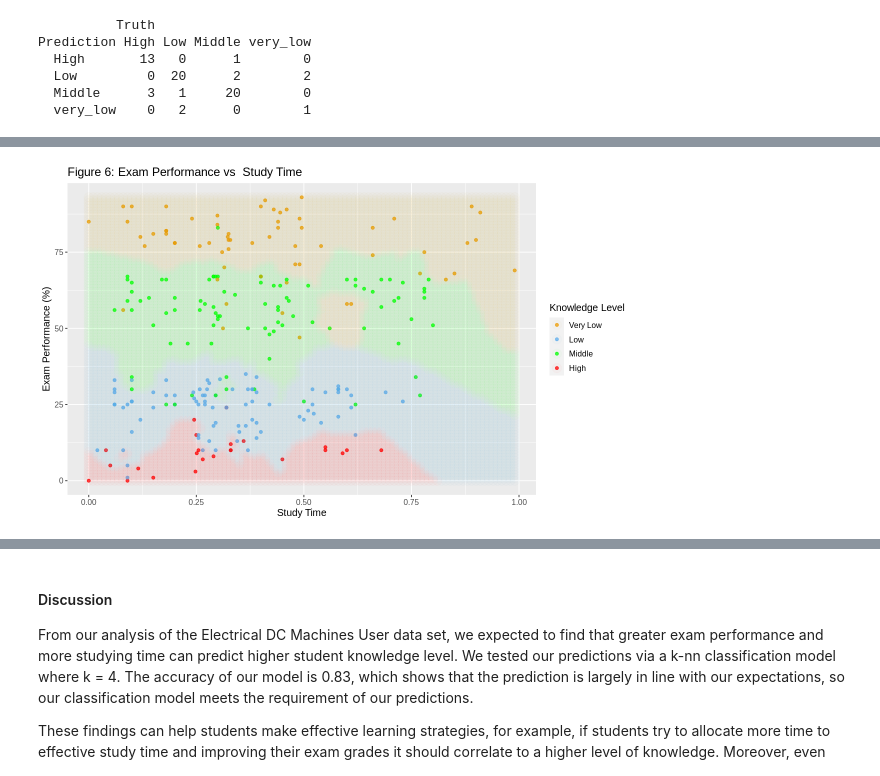
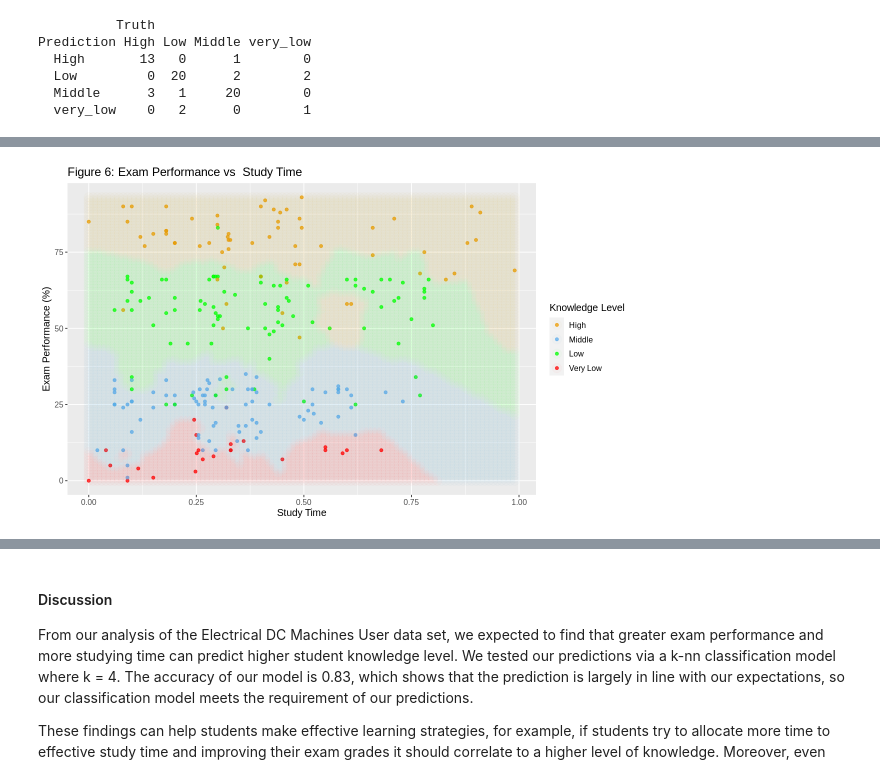
Before and after one commit to maywilsdon/dsci-100-2023s1-group-20, a Jupyter notebook: proposal.ipynb, the cells around one changed output, grey strips where cells are left out. Drawn from its saved outputs; the diff is of its cells as text; code cells hidden in the pictures.

```diff
--- a/proposal.ipynb
+++ b/proposal.ipynb
@@ -373,32 +377,32 @@ asgrid <- as_tibble(expand.grid(study_time = time_grid,
 # use the fit workflow to make predictions at the grid points
 knnPredGrid <- predict(student_fit, asgrid)
 
 # bind the predictions as a new column with the grid points
 prediction_table <- bind_cols(knnPredGrid, asgrid) |>
   rename(Class = .pred_class)
 
 # plot:
 wkflw_plot <-
   ggplot() +
   geom_point(data = student_data,
              mapping = aes(x = study_time,
                            y = exam_performance_percentage,
                            color = knowledge_level),
              alpha = 0.75) +
   geom_point(data = prediction_table,
              mapping = aes(x = study_time,
                            y = exam_performance_percentage,
                            color = Class),
              alpha = 0.02,
              size = 5) +
   labs(color = "Knowledge Level",
        x = "Study Time",
        y = "Exam Performance (%)") +
-  scale_color_manual(labels = c("Very Low", "Low", "Middle", "High"),
+  scale_color_manual(labels = c("High", "Middle", "Low", "Very Low"),
                      values = c("orange2", "steelblue2", "green", "red")) +
   theme(text = element_text(size = 12)) +
   ggtitle("Figure 6: Exam Performance vs  Study Time")
 
 wkflw_plot
 # %% [output]
-[figure, old version]
+[figure, new version]
```
Also changed, not shown: parts of 4 cells of this notebook.
